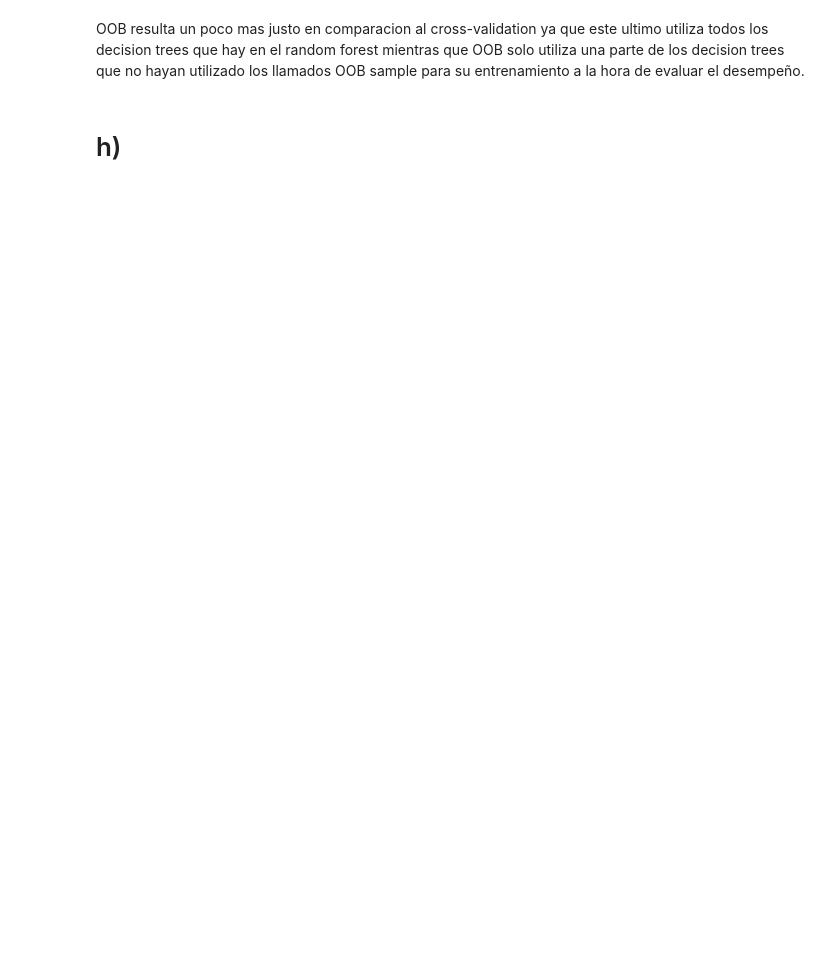
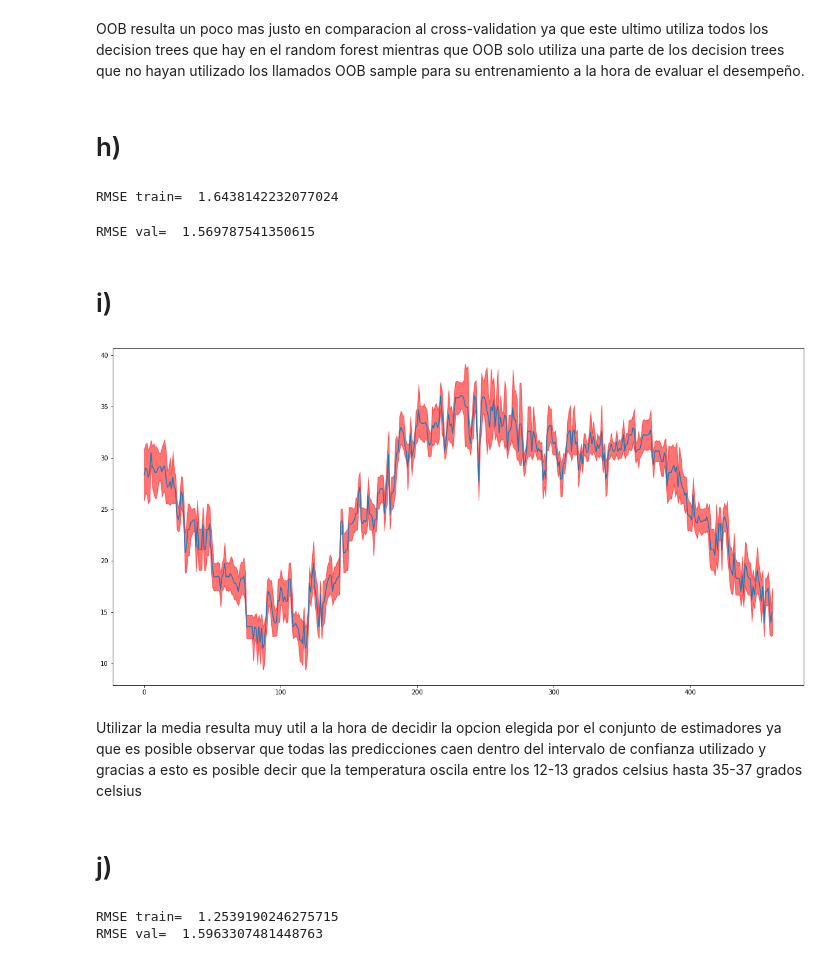
Before and after one commit to chrisgcs/TareaFinalML, a Jupyter notebook: Desarrollo.ipynb, the cells around one changed output. Cells and saved outputs as stored; diff of their text form; code cells hidden in the pictures; blank space fills up the shorter version.

```diff
--- a/Desarrollo.ipynb
+++ b/Desarrollo.ipynb
@@ -473,8 +469,50 @@ OOB resulta un poco mas justo en comparacion al cross-validation ya que este ult
+# %%
+list_estimators = model_r.estimators_
+list_predictions = [estimator.predict(X_train) for estimator in list_estimators]
+new_predictions = combine_predictions(list_predictions)
+print("RMSE train= ",RMSE(y_train, new_predictions))
+# %% [output]
+RMSE train=  1.6438142232077024
 # %%
-def combine_predictions(predictions):
-
-    return #define !
-list_estimators = model.estimators_
+list_estimators = model_r.estimators_
 list_predictions = [estimator.predict(X_val) for estimator in list_estimators]
 new_predictions = combine_predictions(list_predictions)
 print("RMSE val= ",RMSE(y_val, new_predictions))
+# %% [output]
+RMSE val=  1.569787541350615
+# %% [markdown]
+# i) <a class="anchor" id="i"></a>
+# %%
+model_r = RandomForestRegressor(oob_score = True, n_estimators=200, n_jobs=-1, max_depth = 25, min_samples_split = 20, min_impurity_decrease = 0.1)
+model_r.fit(X_train, y_train)
+list_estimators = model_r.estimators_
+
+list_predictions = [estimator.predict(X_val) for estimator in list_estimators]
+X_val_est = np.vstack(list_predictions).T #has shape=(N_test, n_estimator), with n_estimator>100
+from scipy.stats import norm
+interv_val = []
+for n in range(X_val.shape[0]):
+    low, up = norm.interval(0.95, loc=np.mean(X_val_est[n]), scale=np.std(X_val_est[n]))
+    interv_val.append([low,up])
+interv_val = np.asarray(interv_val)
+x = np.arange(X_val_est.shape[0])
+plt.figure(figsize=(20,10))
+plt.plot(x, np.mean(X_val_est, axis=1))
+plt.fill_between(x, interv_val[:,0], interv_val[:,1], color='r', alpha=.55)
+plt.show()
+# %% [output]
+[figure, added]
+# %% [markdown]
+Utilizar la media resulta muy util a la hora de decidir la opcion elegida por el conjunto de estimadores ya que es posible observar que todas las predicciones caen dentro del intervalo de confianza utilizado y gracias a esto es posible decir que la temperatura oscila entre los 12-13 grados celsius hasta 35-37 grados celsius
+# %% [markdown]
+# j) <a class="anchor" id="j"></a>
+# %%
+model_r = BaggingRegressor(base_estimator=Tree(max_depth = 25, min_samples_split = 20), n_estimators = 25, n_jobs=-1)
+model_r.fit(X_train, y_train)
+y_train_hat = model_r.predict(X_train)
+y_val_hat = model_r.predict(X_val)
+print("RMSE train= ",RMSE(y_train,y_train_hat))
+print("RMSE val= ",RMSE(y_val,y_val_hat))
+# %% [output]
+RMSE train=  1.2539190246275715
+RMSE val=  1.5963307481448763
```
Also changed, not shown: parts of 22 cells of this notebook.
